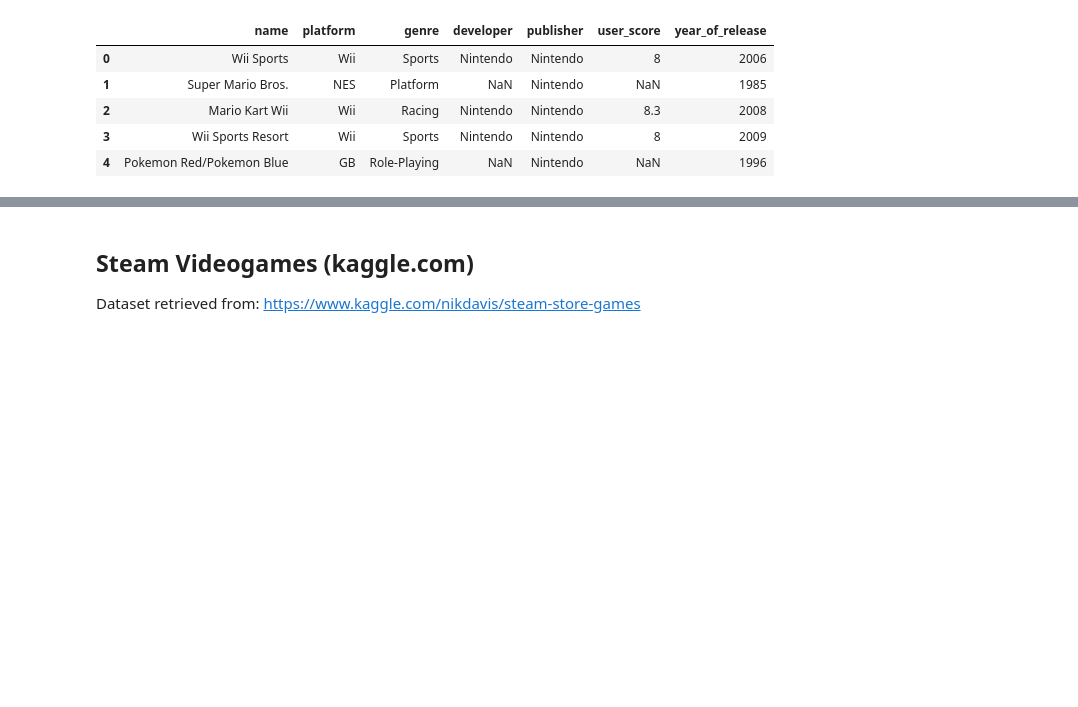
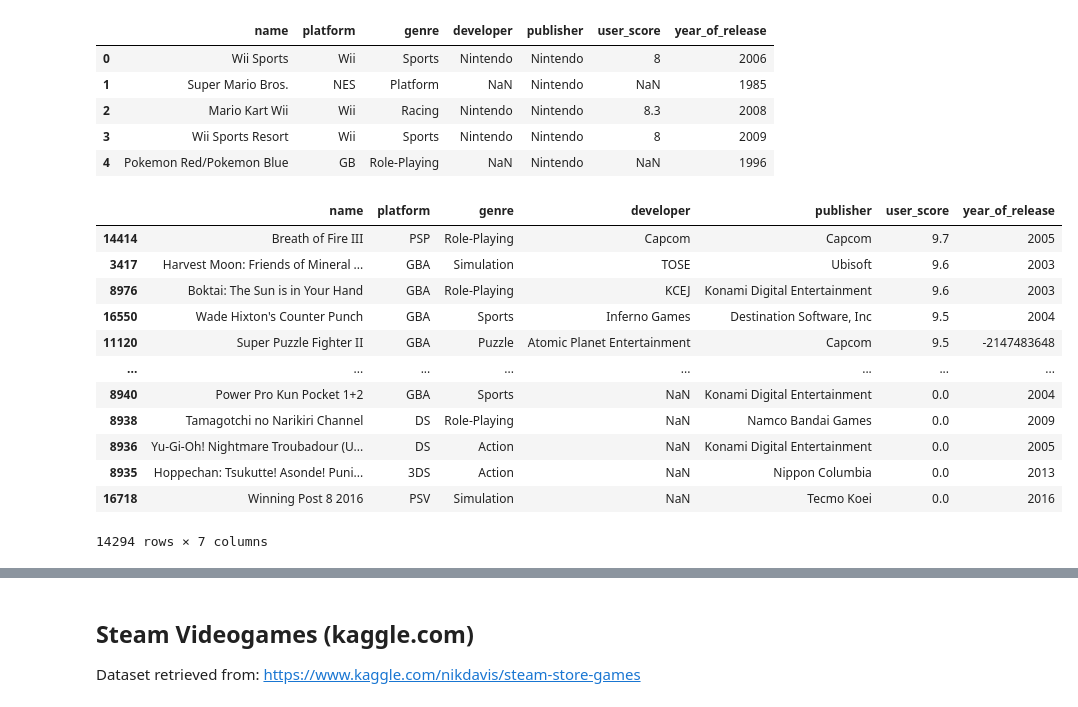
Before and after one commit to RaulMaya/Video_Games_Analysis, a Jupyter notebook: ETL_Project.ipynb, the cells around one changed output, grey strips where cells are left out. Cells and saved outputs as stored; diff of their text form; code cells hidden in the pictures; blank space fills up the shorter version.

```diff
--- a/ETL_Project.ipynb
+++ b/ETL_Project.ipynb
@@ -95,3 +95,25 @@ console_clean.head()
 | 2 | Mario Kart Wii | Wii | Racing | Nintendo | Nintendo | 8.3 | 2008 |
 | 3 | Wii Sports Resort | Wii | Sports | Nintendo | Nintendo | 8 | 2009 |
 | 4 | Pokemon Red/Pokemon Blue | GB | Role-Playing | NaN | Nintendo | NaN | 1996 |
+# %%
+console_clean['user_score'] = console_clean['user_score'].fillna(0)
+console_clean['user_score'] = pd.to_numeric(console_clean['user_score'], errors='coerce')
+# %%
+console_clean = console_clean[~console_clean['user_score'].isna()]
+# %%
+console_clean = console_clean.sort_values(by='user_score', ascending=False)
+console_clean
+# %% [output]
+|  | name | platform | genre | developer | publisher | user_score | year_of_release |
+| 14414 | Breath of Fire III | PSP | Role-Playing | Capcom | Capcom | 9.7 | 2005 |
+| 3417 | Harvest Moon: Friends of Mineral ... | GBA | Simulation | TOSE | Ubisoft | 9.6 | 2003 |
+| 8976 | Boktai: The Sun is in Your Hand | GBA | Role-Playing | KCEJ | Konami Digital Entertainment | 9.6 | 2003 |
+| 16550 | Wade Hixton's Counter Punch | GBA | Sports | Inferno Games | Destination Software, Inc | 9.5 | 2004 |
+| 11120 | Super Puzzle Fighter II | GBA | Puzzle | Atomic Planet Entertainment | Capcom | 9.5 | -2147483648 |
+| ... | ... | ... | ... | ... | ... | ... | ... |
+| 8940 | Power Pro Kun Pocket 1+2 | GBA | Sports | NaN | Konami Digital Entertainment | 0.0 | 2004 |
+| 8938 | Tamagotchi no Narikiri Channel | DS | Role-Playing | NaN | Namco Bandai Games | 0.0 | 2009 |
+| 8936 | Yu-Gi-Oh! Nightmare Troubadour (U... | DS | Action | NaN | Konami Digital Entertainment | 0.0 | 2005 |
+| 8935 | Hoppechan: Tsukutte! Asonde! Puni... | 3DS | Action | NaN | Nippon Columbia | 0.0 | 2013 |
+| 16718 | Winning Post 8 2016 | PSV | Simulation | NaN | Tecmo Koei | 0.0 | 2016 |
+14294 rows × 7 columns
```
Also changed, not shown: parts of 6 cells of this notebook, 3 other files.
